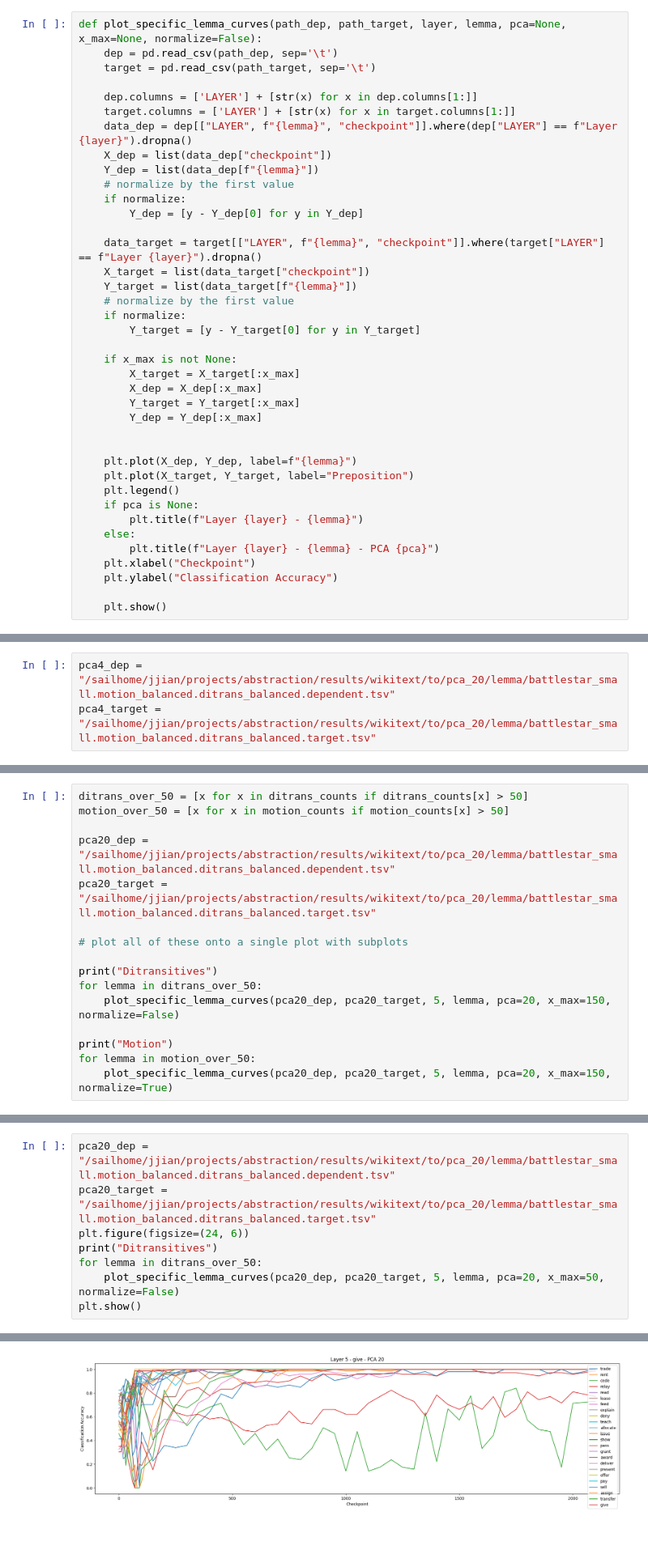
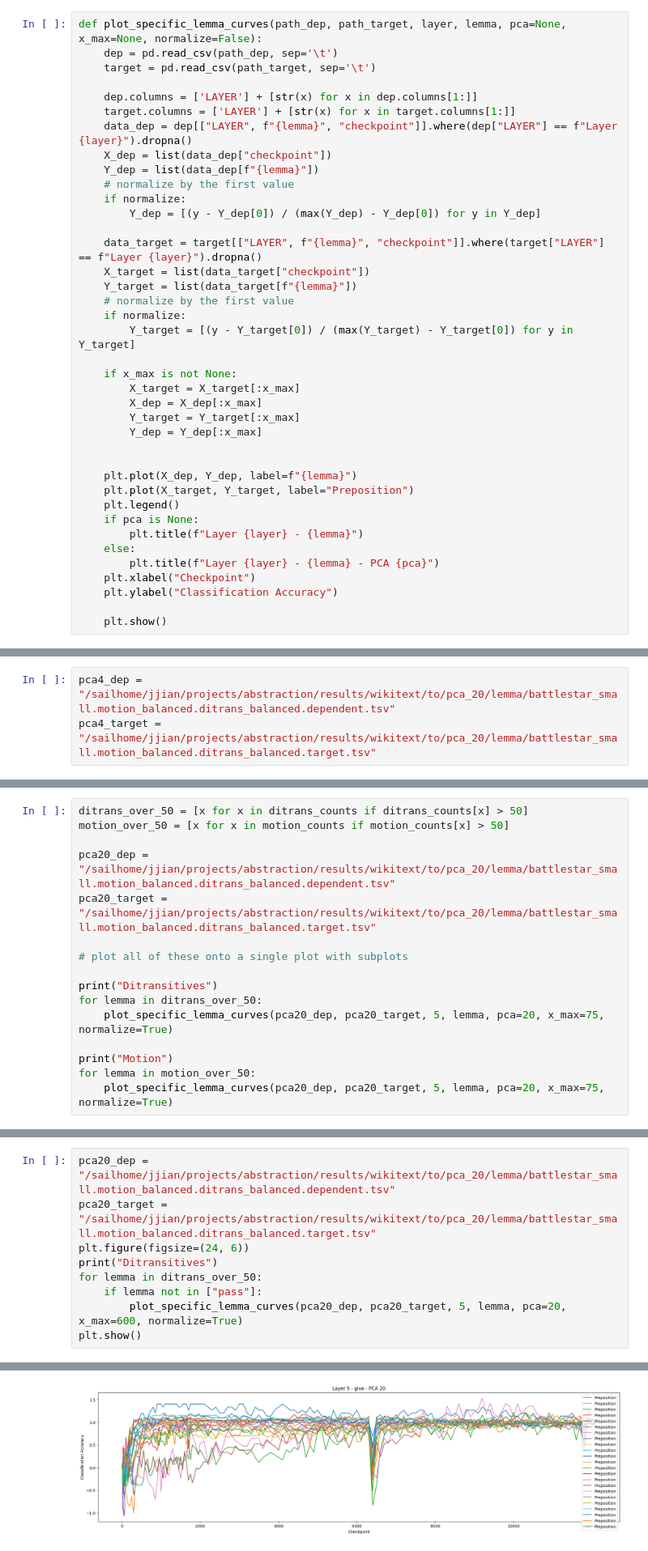
Before and after one commit to jasperjjian/abstraction, a Jupyter notebook: abstraction/analysis/plot_lemma.ipynb, the cells around one changed output, grey strips where cells are left out. Shown at 81% size. Drawn from its saved outputs; the diff is of its cells as text.

```diff
--- a/abstraction/analysis/plot_lemma.ipynb
+++ b/abstraction/analysis/plot_lemma.ipynb
@@ -19,14 +19,14 @@ def plot_specific_lemma_curves(path_dep, path_target, layer, lemma, pca=None, x_
     Y_dep = list(data_dep[f"{lemma}"])
     # normalize by the first value
     if normalize:
-        Y_dep = [y - Y_dep[0] for y in Y_dep]
+        Y_dep = [(y - Y_dep[0]) / (max(Y_dep) - Y_dep[0]) for y in Y_dep]
 
     data_target = target[["LAYER", f"{lemma}", "checkpoint"]].where(target["LAYER"] == f"Layer {layer}").dropna()
     X_target = list(data_target["checkpoint"])
     Y_target = list(data_target[f"{lemma}"])
     # normalize by the first value
     if normalize:
-        Y_target = [y - Y_target[0] for y in Y_target]
+        Y_target = [(y - Y_target[0]) / (max(Y_target) - Y_target[0]) for y in Y_target]
 
     if x_max is not None:
         X_target = X_target[:x_max]
@@ -145,10 +145,10 @@ pca20_target = "/sailhome/jjian/projects/abstraction/results/wikitext/to/pca_20/
 
 print("Ditransitives")
 for lemma in ditrans_over_50:
-    plot_specific_lemma_curves(pca20_dep, pca20_target, 5, lemma, pca=20, x_max=150, normalize=False)
+    plot_specific_lemma_curves(pca20_dep, pca20_target, 5, lemma, pca=20, x_max=75, normalize=True)
 
 print("Motion")
 for lemma in motion_over_50:
-    plot_specific_lemma_curves(pca20_dep, pca20_target, 5, lemma, pca=20, x_max=150, normalize=True)
+    plot_specific_lemma_curves(pca20_dep, pca20_target, 5, lemma, pca=20, x_max=75, normalize=True)
 # %% [output]
 Ditransitives
@@ -167,14 +167,15 @@ Ditransitives
 # %%
 pca20_dep = "/sailhome/jjian/projects/abstraction/results/wikitext/to/pca_20/lemma/battlestar_small.motion_balanced.ditrans_balanced.dependent.tsv"
 pca20_target = "/sailhome/jjian/projects/abstraction/results/wikitext/to/pca_20/lemma/battlestar_small.motion_balanced.ditrans_balanced.target.tsv"
 plt.figure(figsize=(24, 6))
 print("Ditransitives")
 for lemma in ditrans_over_50:
-    plot_specific_lemma_curves(pca20_dep, pca20_target, 5, lemma, pca=20, x_max=50, normalize=False)
+    if lemma not in ["pass"]:
+        plot_specific_lemma_curves(pca20_dep, pca20_target, 5, lemma, pca=20, x_max=600, normalize=True)
 plt.show()
 # %% [output]
 Ditransitives
-[figure, old version]
+[figure, new version]
 # %%
 ditrans_saturation_points = {}
 motion_saturation_points = {}
```
Also changed, not shown: parts of 3 cells of this notebook, 21 other files.
